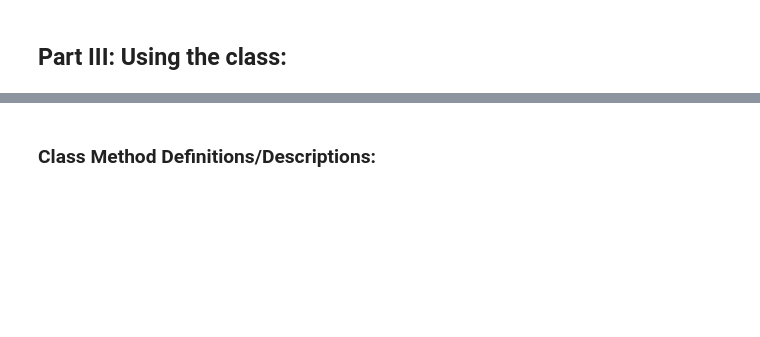
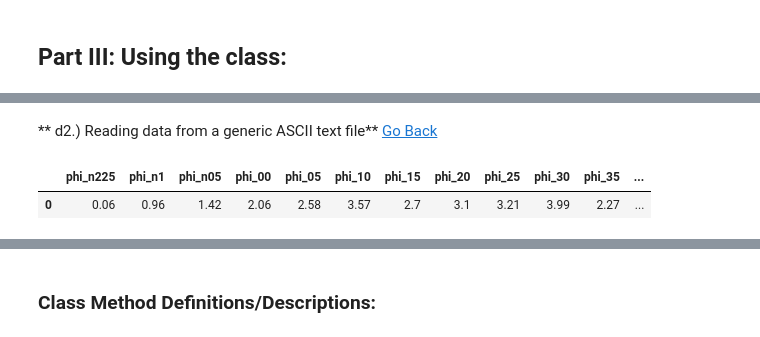
Before and after one commit to pjparis/pySSAS-python-Sediment-Size-Analysis-by-Sieve, a Jupyter notebook: SedimentSizeAnalysisbySieveNotebook.ipynb, the cells around one changed output, grey strips where cells are left out. Drawn from its saved outputs; the diff is of its cells as text; code cells hidden in the pictures; blank space fills up the shorter version.

```diff
--- a/SedimentSizeAnalysisbySieveNotebook.ipynb
+++ b/SedimentSizeAnalysisbySieveNotebook.ipynb
@@ -222,0 +252,20 @@ Example  (# indicates a comment; Python code is italicized):
+# %% [markdown]
+** d2.) Reading data from a generic ASCII text file**<a name="Src2DF_TBL"></a>
+[Go Back](#Readingthesource)
+# %%
+### Pandas dataframe built from a generic ASCII text file:
+### Here we specify the record delimiter (here the delimiter is a tab) in the call to create the dataframe...
+import pandas as pd
+
+file_name='./SampleScripts/DrySieveResults.dat'
+
+## first, read the entire file into the new dataframe:
+df = pd.read_table(file_name, sep='\t' )    # where \t is the tab character, ASCII 09
+
+## parse to keep only the first row (or the row you wish to submit for processing) and those columns needed
+## to feed SedSAS:
+df = df.iloc[0:1,3:].copy()
+df
+# %% [output]
+|  | phi_n225 | phi_n1 | phi_n05 | phi_00 | phi_05 | phi_10 | phi_15 | phi_20 | phi_25 | phi_30 | phi_35 | ... |
+| 0 | 0.06 | 0.96 | 1.42 | 2.06 | 2.58 | 3.57 | 2.7 | 3.1 | 3.21 | 3.99 | 2.27 | ... |
```
Also changed, not shown: parts of 56 cells of this notebook, 15 other files.
